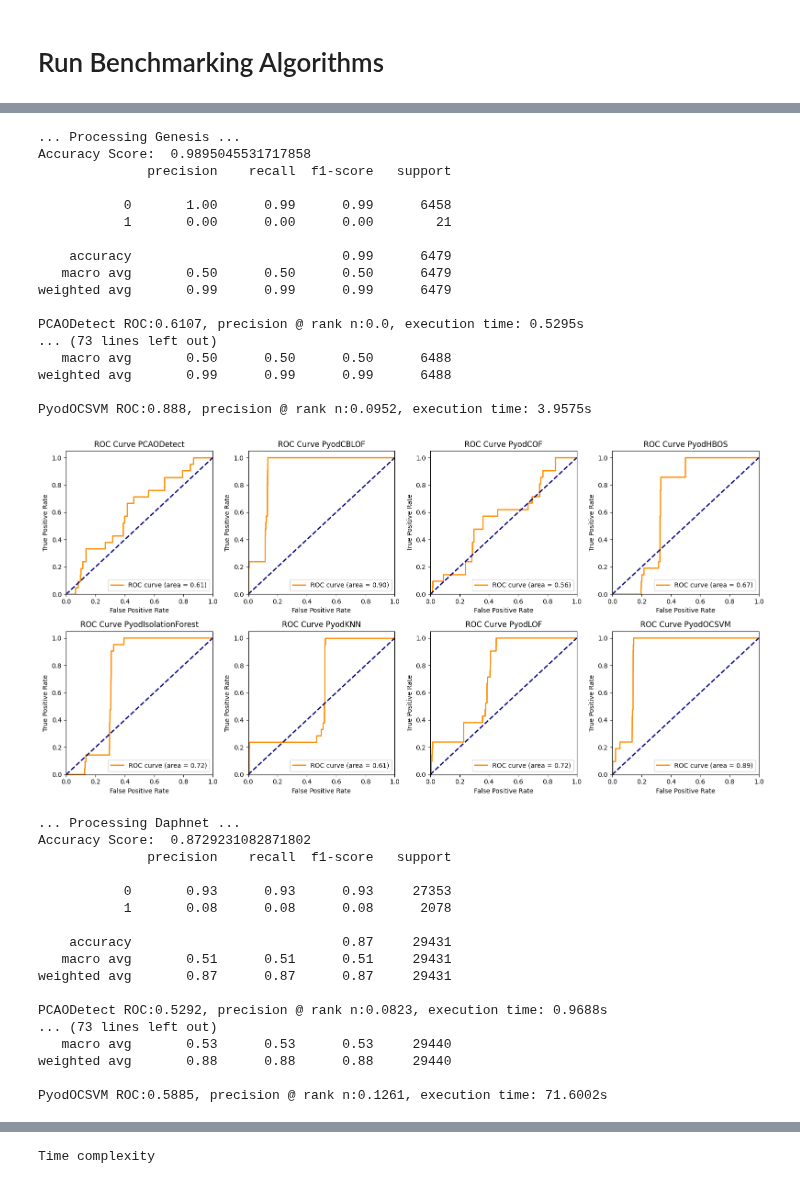
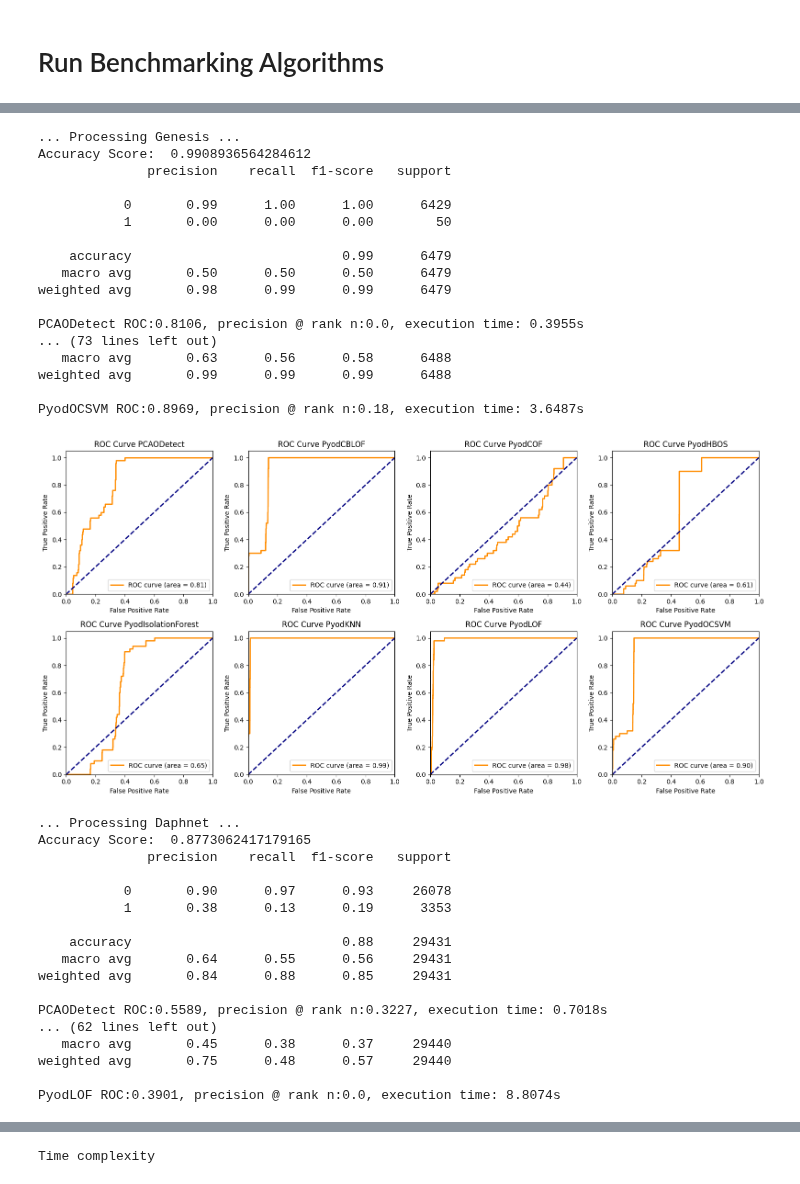
Before and after one commit to brinashong/CS5344_Project, a Jupyter notebook: baseline_tods.ipynb, the cells around one changed output, grey strips where cells are left out. Cells and saved outputs as stored; diff of their text form; code cells hidden in the pictures.

```diff
--- a/baseline_tods.ipynb
+++ b/baseline_tods.ipynb
@@ -123,7 +127,8 @@ for dataset in datasets:
 
     #60% data for training and 40% for testing
     X_train, X_test, y_train, y_test = train_test_split(X, y, test_size=0.4,
-                                                        random_state=random_state)
+                                                        random_state=random_state,
+                                                        shuffle=False)
 
     # standardizing data for processing
     # X_train_norm, X_test_norm = standardizer(X_train, X_test)
@@ -203,55 +208,55 @@ for dataset in datasets:
     for i, ax in enumerate(axes.flat):
         fpr = fpr_list[i+4]
         tpr = tpr_list[i+4]
         roc = roc_list[i+4]
         key = keys_list[i]
 
         ax.plot(fpr, tpr, color='darkorange', lw=2, label=f'ROC curve (area = {roc:.2f})')
         ax.plot([0, 1], [0, 1], color='navy', lw=2, linestyle='--')
         ax.set_xlim([0.0, 1.0])
         ax.set_ylim([0.0, 1.05])
         ax.set_xlabel('False Positive Rate')
         ax.set_ylabel('True Positive Rate')
         ax.set_title(f'ROC Curve {key}')
         ax.legend(loc="lower right")
 
     # Adjust layout
     plt.tight_layout()
     plt.show()
     count += 1
 # %% [output]
 ... Processing Genesis ...
-Accuracy Score:  0.9895045531717858
+Accuracy Score:  0.9908936564284612
               precision    recall  f1-score   support
 
-           0       1.00      0.99      0.99      6458
-           1       0.00      0.00      0.00        21
+           0       0.99      1.00      1.00      6429
+           1       0.00      0.00      0.00        50
 
     accuracy                           0.99      6479
    macro avg       0.50      0.50      0.50      6479
-weighted avg       0.99      0.99      0.99      6479
+weighted avg       0.98      0.99      0.99      6479
 
-PCAODetect ROC:0.6107, precision @ rank n:0.0, execution time: 0.5295s
+PCAODetect ROC:0.8106, precision @ rank n:0.0, execution time: 0.3955s
 ... (73 lines left out)
-   macro avg       0.50      0.50      0.50      6488
+   macro avg       0.63      0.56      0.58      6488
 weighted avg       0.99      0.99      0.99      6488
 
-PyodOCSVM ROC:0.888, precision @ rank n:0.0952, execution time: 3.9575s
+PyodOCSVM ROC:0.8969, precision @ rank n:0.18, execution time: 3.6487s
-[figure, old version]
+[figure, new version]
 ... Processing Daphnet ...
-Accuracy Score:  0.8729231082871802
+Accuracy Score:  0.8773062417179165
               precision    recall  f1-score   support
 
-           0       0.93      0.93      0.93     27353
-           1       0.08      0.08      0.08      2078
+           0       0.90      0.97      0.93     26078
+           1       0.38      0.13      0.19      3353
 
-    accuracy                           0.87     29431
-   macro avg       0.51      0.51      0.51     29431
-weighted avg       0.87      0.87      0.87     29431
+    accuracy                           0.88     29431
+   macro avg       0.64      0.55      0.56     29431
+weighted avg       0.84      0.88      0.85     29431
 
-PCAODetect ROC:0.5292, precision @ rank n:0.0823, execution time: 0.9688s
-... (73 lines left out)
-   macro avg       0.53      0.53      0.53     29440
-weighted avg       0.88      0.88      0.88     29440
+PCAODetect ROC:0.5589, precision @ rank n:0.3227, execution time: 0.7018s
+... (62 lines left out)
+   macro avg       0.45      0.38      0.37     29440
+weighted avg       0.75      0.48      0.57     29440
 
-PyodOCSVM ROC:0.5885, precision @ rank n:0.1261, execution time: 71.6002s
+PyodLOF ROC:0.3901, precision @ rank n:0.0, execution time: 8.8074s
```
Also changed, not shown: parts of 2 cells of this notebook.
